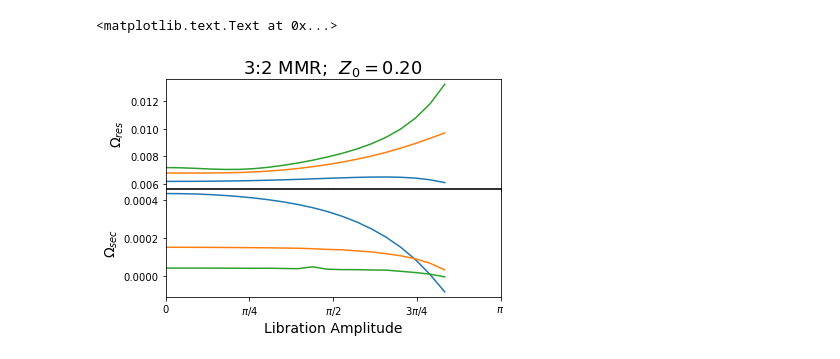
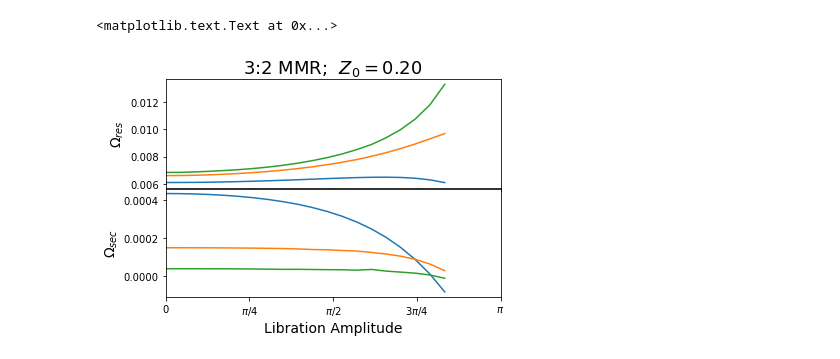
Before and after one commit to shadden/IntegrableModelforResonances, a Jupyter notebook: jupyter_examples/NumericalActionAngleTransformation.ipynb, the cells around one changed output. Drawn from its saved outputs; the diff is of its cells as text; code cells hidden in the pictures.

```diff
--- a/jupyter_examples/NumericalActionAngleTransformation.ipynb
+++ b/jupyter_examples/NumericalActionAngleTransformation.ipynb
@@ -40,5 +23,20 @@ def event(t,y,J0):
+# %%
+#           ****** Note *******
+# Computing accurate secular frequencies can
+# sometimes require increasing the number of
+# quadrature points, 'n_quad_pts'
+res_model=IntegrableResonanceModel(3,1,n_quad_pts=61)
 # %%
-def calc_frequencies(delta_theta,Jstar):
+# Convenience function that will be used for event-monitoring
+# by scipy.integrate.solve_ivp
+def event(t,y,J0):
+    """
+    Determine when J returns to initial
+    value, J0
+    """
+    J = y[2]
+    return J - J0
+def calc_frequencies(delta_theta,Jstar,res_model,full_output = False):
     """
     Determine the dynamical frequencies associated with
     initial libration amplitude delta_thetaand conserved
@@ -102,7 +100,7 @@ def calc_frequencies(delta_theta,Jstar):
 
     # Set ICs
     y0 = res_model.elliptic_fixed_point(Jstar)
-    y0[0] += delta_theta
+    y0[0] += delta_theta / res_model.k
     J0 = y0[2]
 
     # At fixed point, get freq. of linearized system
@@ -126,10 +124,10 @@ def calc_frequencies(delta_theta,Jstar):
         eventfn = lambda t,y: event(t,y,J0-1e-14)
         eventfn.terminal=True
         eventfn.direction = +1
-        sol = solve_ivp(ydot,
+        sol = solve_ivp(lambda t,y: res_model.flow_vec(y),
                         t_span=(0,np.inf),
                         y0=y0,
-                        jac=ydot_jac,
+                        jac=lambda t,y: res_model.flow_jac(y),
                         method='Radau',
                         events=[eventfn]
                        )
@@ -141,37 +139,43 @@ def calc_frequencies(delta_theta,Jstar):
         # Get state at t=T.
         # Annoyingly, this is not actually
         # returned by the previous call to solve_ivp.
-        sol2 = solve_ivp(ydot,
+        sol2 = solve_ivp(lambda t,y: res_model.flow_vec(y),
                         t_span=(sol.t[-1],T),
                         y0=sol.y[:,-1],
-                        jac=ydot_jac,
+                        jac=lambda t,y: res_model.flow_jac(y),
                         method='Radau'
                         )
         theta_star_final = sol2.y[1][-1]
         Omega_sec = theta_star_final / T
-
+    if full_output:
+        return Omega_res,Omega_sec,sol
     return Omega_res,Omega_sec
 # %%
 fig,ax = plt.subplots(2,sharex=True,figsize=(6,4))
 plt.subplots_adjust(hspace=0.01)
 
 amps = np.linspace(0,5*np.pi/6,20)
 for Z0 in [0.05,0.1,0.2]:
     Jstar = res_model.Zsq_to_J * (Z0)**2
     Omega_res,Omega_sec = np.zeros((2,len(amps)))
     for i,amp in enumerate(amps):
-        Omega_res[i],Omega_sec[i]= calc_frequencies(amp,Jstar)
+        Omega_res[i],Omega_sec[i]= calc_frequencies(amp,Jstar,res_model)
     ax[0].plot(amps,Omega_res)
     ax[1].plot(amps,Omega_sec)
+
 # NOTE: Omega_sec needs to be corrected with
 # addition of $\epsilon * b_s$
+a_s,b_s,c_s = res_model.secular_coeffs()
+eps_bs = b_s * res_model.eps
+Omega_sec += eps_bs
+
 ax[1].set_xticks([0,np.pi/4,np.pi/2,3*np.pi/4,np.pi])
 ax[1].xaxis.set_ticklabels(["0",r"$\pi/4$",r"$\pi/2$",r"$3\pi/4$",r"$\pi$"]);
 ax[0].set_title("{}:{} MMR;  $Z_0={:.2f}$".format(res_model.j,res_model.j-res_model.k,Z0),fontsize = 18)
 ax[1].set_xlim(0,np.pi)
 ax[1].set_xlabel("Libration Amplitude",fontsize=14)
 ax[0].set_ylabel(r"$\Omega_{res}$",fontsize=14)
 ax[1].set_ylabel(r"$\Omega_{sec}$",fontsize=14)
 # %% [output]
 <matplotlib.text.Text at 0x...>
-[figure, old version]
+[figure, new version]
```
Also changed, not shown: parts of 5 cells of this notebook.
